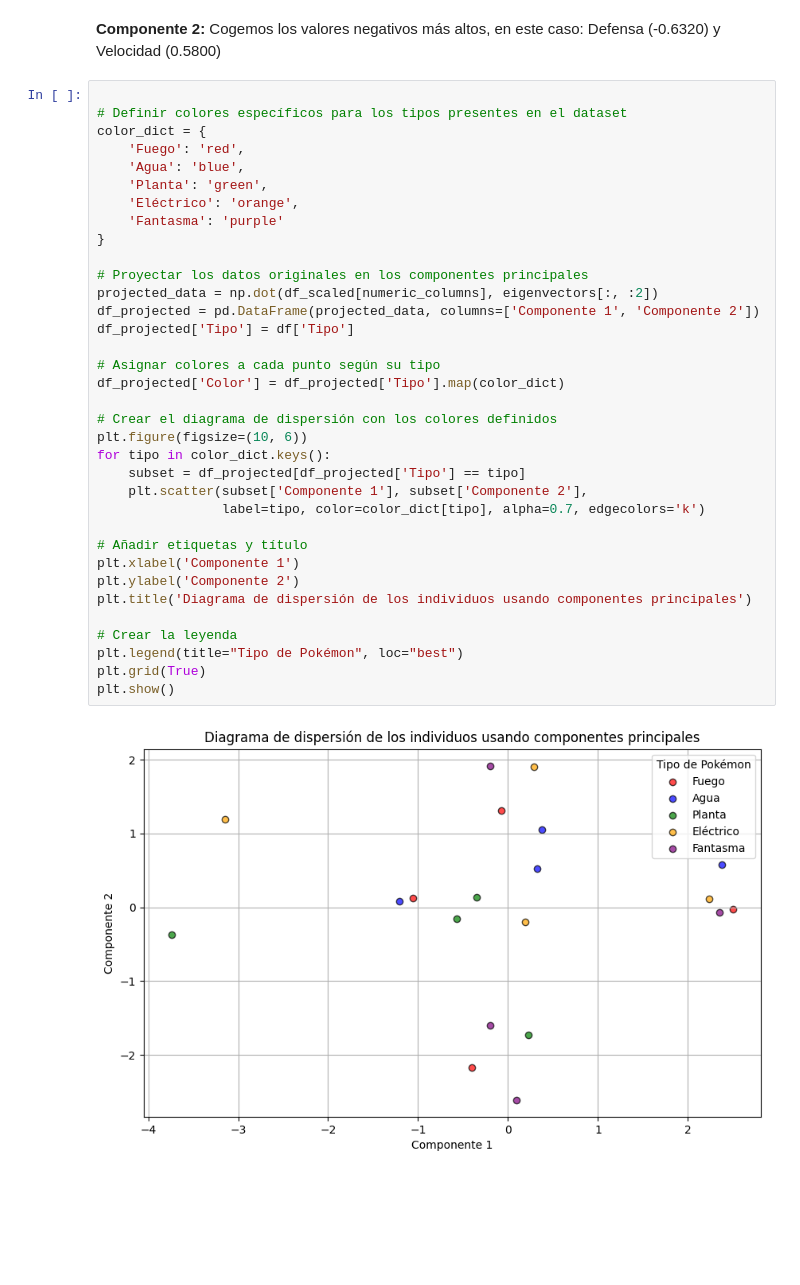
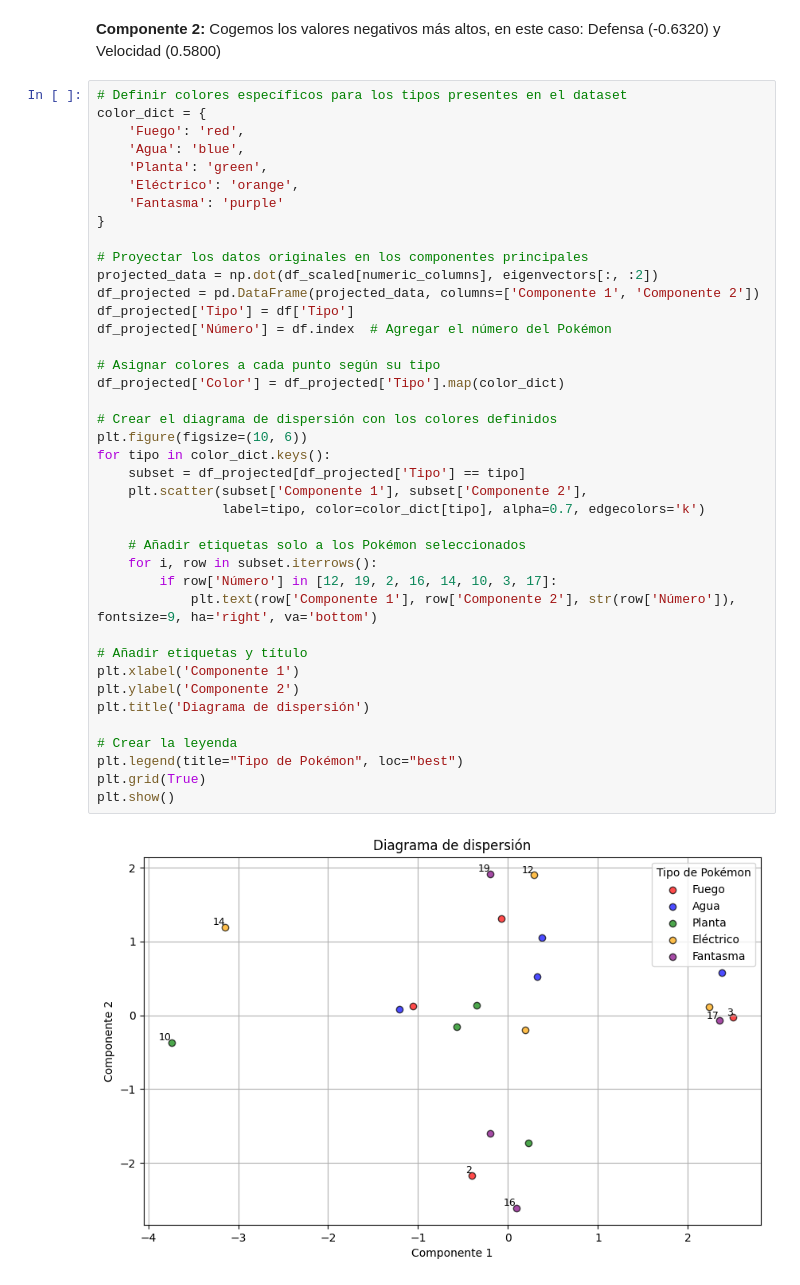
Before and after one commit to juanky0111/Laboratorio1_Data_Mining_3, a Jupyter notebook: pca_pokemon.ipynb, the cells around one changed output. Saved outputs shown, nothing was run; the diff lists cells and outputs as text; blank space fills up the shorter version.

```diff
--- a/pca_pokemon.ipynb
+++ b/pca_pokemon.ipynb
@@ -158,39 +160,44 @@ Cogemos los valores positivos más altos, en este caso en función al output que
 # %% [markdown]
 **Componente 2:** Cogemos los valores negativos más altos, en este caso: Defensa (-0.6320) y Velocidad (0.5800)
 # %%
-
 # Definir colores específicos para los tipos presentes en el dataset
 color_dict = {
     'Fuego': 'red',
     'Agua': 'blue',
     'Planta': 'green',
     'Eléctrico': 'orange',
     'Fantasma': 'purple'
 }
 
 # Proyectar los datos originales en los componentes principales
 projected_data = np.dot(df_scaled[numeric_columns], eigenvectors[:, :2])
 df_projected = pd.DataFrame(projected_data, columns=['Componente 1', 'Componente 2'])
 df_projected['Tipo'] = df['Tipo']
+df_projected['Número'] = df.index  # Agregar el número del Pokémon
 
 # Asignar colores a cada punto según su tipo
 df_projected['Color'] = df_projected['Tipo'].map(color_dict)
 
 # Crear el diagrama de dispersión con los colores definidos
 plt.figure(figsize=(10, 6))
 for tipo in color_dict.keys():
     subset = df_projected[df_projected['Tipo'] == tipo]
     plt.scatter(subset['Componente 1'], subset['Componente 2'],
                 label=tipo, color=color_dict[tipo], alpha=0.7, edgecolors='k')
 
+    # Añadir etiquetas solo a los Pokémon seleccionados
+    for i, row in subset.iterrows():
+        if row['Número'] in [12, 19, 2, 16, 14, 10, 3, 17]:
+            plt.text(row['Componente 1'], row['Componente 2'], str(row['Número']), fontsize=9, ha='right', va='bottom')
+
 # Añadir etiquetas y título
 plt.xlabel('Componente 1')
 plt.ylabel('Componente 2')
-plt.title('Diagrama de dispersión de los individuos usando componentes principales')
+plt.title('Diagrama de dispersión')
 
 # Crear la leyenda
 plt.legend(title="Tipo de Pokémon", loc="best")
 plt.grid(True)
 plt.show()
 # %% [output]
-[figure, old version]
+[figure, new version]
```
Also changed, not shown: parts of 5 cells of this notebook.
